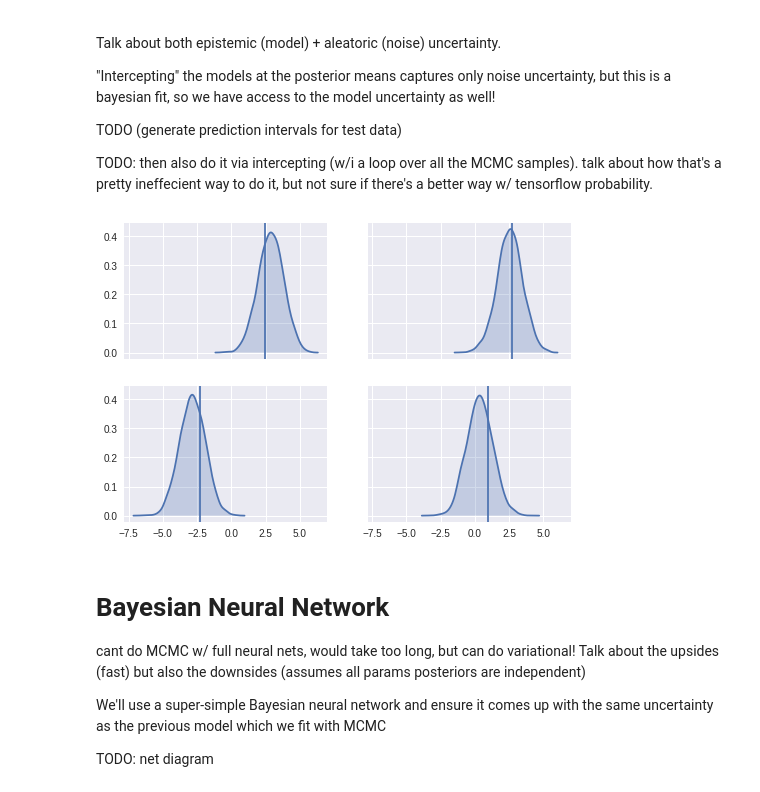
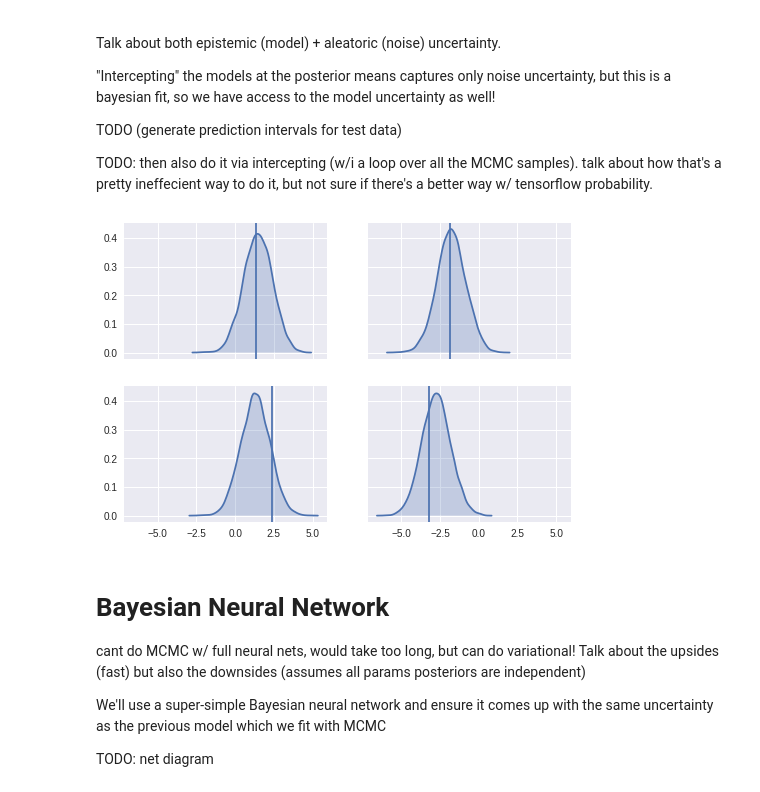
Before and after one commit to brendanhasz/tfp-bayesian-regression, a Jupyter notebook: TFP_Linear_Regression.ipynb, the cells around one changed output. Drawn from its saved outputs; the diff is of its cells as text; code cells hidden in the pictures.

```diff
--- a/TFP_Linear_Regression.ipynb
+++ b/TFP_Linear_Regression.ipynb
@@ -79,12 +87,13 @@ Yadda yadda
 # %%
 # HMC Settings
 num_results = int(10e3) #number of hmc iterations
-n_burnin = int(5e3)
-step_size = 0.05 #works w/ 100 datapoints?
+n_burnin = int(5e3)     #number of burn-in steps
+step_size = 0.05
 num_leapfrog_steps = 2
 
 # Parameter sizes
 coeffs_size = [4,1]
+bias_size = [1]
 noise_std_size = [1]
 
 t0 = time.time()
@@ -102,18 +111,21 @@ states, kernel_results = tfp.mcmc.sample_chain(
     kernel=kernel,
     current_state=[
         tf.zeros(coeffs_size, name='init_coeffs'),
-        tf.ones([], name='init_noise_std'),
+        tf.zeros(bias_size, name='init_bias'),
+        tf.ones(noise_std_size, name='init_noise_std'),
     ])
 
-coeffs, noise_std = states
+coeffs, bias, noise_std = states
 
 with tf.Session() as sess:
   [
       coeffs_,
+      bias_,
       noise_std_,
       is_accepted_,
   ] = sess.run([
       coeffs,
+      bias,
       noise_std,
       kernel_results.is_accepted,
   ])
@@ -121,6 +133,7 @@ with tf.Session() as sess:
 
 # Samples after burn-in
 coeffs_samples = coeffs_[n_burnin:,:,0]
+bias_samples = bias_[n_burnin:]
 noise_std_samples = noise_std_[n_burnin:]
 accepted_samples = is_accepted_[n_burnin:]
 
@@ -162,20 +175,24 @@ def chain_post_plot(data, title='', ax=None, true=None):
 
 # Plot chains and distributions for coefficients
 plt.style.use("ggplot")
-fig, axes = plt.subplots(D+1, 2, sharex='col', sharey='col')
+fig, axes = plt.subplots(D+2, 2, sharex='col', sharey='col')
 fig.set_size_inches(10, 8)
 for i in range(D):
   chain_post_plot(coeffs_samples[:,i],
                   title="x[{}]".format(i),
-                  ax=axes[i], true=W[i])
+                  ax=axes[i], true=w_true[i])
+
+# Plot chains and distributions for bias
+chain_post_plot(bias_samples[:,0],
+                title="Bias",
+                ax=axes[D], true=b_true)
 
 # Plot chains and distributions for noise std dev
-chain_post_plot(noise_std_samples,
+chain_post_plot(noise_std_samples[:,0],
                 title="Noise std",
-                ax=axes[D], true=1)
+                ax=axes[D+1], true=noise_std_true)
 
-axes[D][0].set_xlabel("Iteration")
-axes[D][1].set_xlabel("Parameter value")
+axes[D+1][1].set_xlabel("Parameter value")
 fig.tight_layout()
 plt.show()
 # %% [output]
@@ -193,8 +210,8 @@ Generate some held-out data
 # %%
 # Generate held out data
 x_val = np.random.randn(N, D).astype(np.float32)
-noise = np.random.randn(N, 1).astype(np.float32)
-y_val = np.matmul(x_val, W) + noise
+noise = noise_std_true * np.random.randn(N, 1).astype(np.float32)
+y_val = np.matmul(x_val, w_true) + b_true + noise
 # %% [markdown]
 then intercept etc
 # %%
@@ -213,17 +230,13 @@ with tf.Session() as sess:
   posterior_predictive = sess.run(
       posterior.distribution.sample(sample_shape=(5000)))
 
-# TODO: ok so this is only showing prediction interval w/
-# param values = mean posterior value for each param.  So we're only
-# seeing "irreducible" uncertainty and not model uncertainty
-
 # Plot random datapoints and their posterior predictive intervals
 sns.set()
 fig, axes = plt.subplots(4, 2, sharex='all', sharey='all')
 for i in range(4):
   for j in range(2):
-    #ix = np.random.randint(0, N)
-    ix = i*2+j
+    ix = np.random.randint(0, N)
+    #ix = i*2+j
     sns.kdeplot(posterior_predictive[:,ix,0], shade=True, ax=axes[i][j])
     axes[i][j].axvline(x=y_val[ix,0])
     vals1 = posterior_predictive[:,ix,0]
@@ -263,28 +274,28 @@ TODO: then also do it via intercepting (w/i a loop over all the MCMC samples). t
 # %%
 def prediction_distribution(X):
   # seems like there should be a way to do this like:
   #posterior = linear_regression(features=np.reshape(X, (len(X), 1)))
   #define param posterior vals somehow?
   # trying to do it w/ interceptor doesn't work, unless you change the interceptor and get a single sample each time...
   #with tf.Session() as sess:
   #  prediction_samples = sess.run(posterior.distribution.sample(sample_shape=(n)))
-  predictions = np.matmul(X, coeffs_samples.transpose())
-  noise = noise_std_samples*np.random.randn(noise_std_samples.shape[0])
+  predictions = np.matmul(X, coeffs_samples.transpose()) + bias_samples[:,0]
+  noise = noise_std_samples[:,0]*np.random.randn(noise_std_samples.shape[0])
   return predictions + noise
 
 # Plot random datapoints and their prediction intervals
 sns.set()
 fig, axes = plt.subplots(2, 2, sharex='all', sharey='all')
 for i in range(2):
   for j in range(2):
     #ix = np.random.randint(0, N)
     ix = i*2+j
     pred_dist = prediction_distribution(x_val[ix,:])
     sns.kdeplot(pred_dist, shade=True, ax=axes[i][j])
     axes[i][j].axvline(x=y_val[ix,0])
     vals2 = pred_dist
 # %% [output]
-[figure, old version]
+[figure, new version]
 # %% [markdown]
 # Bayesian Neural Network
 
```
Also changed, not shown: parts of 19 cells of this notebook.
